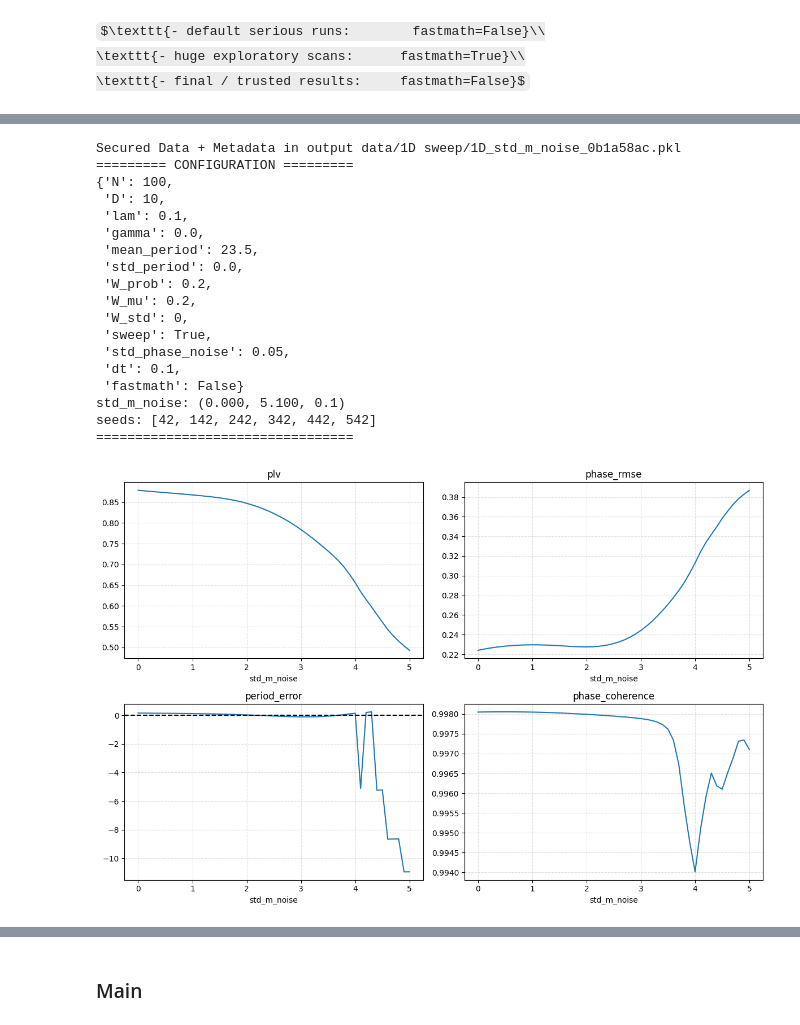
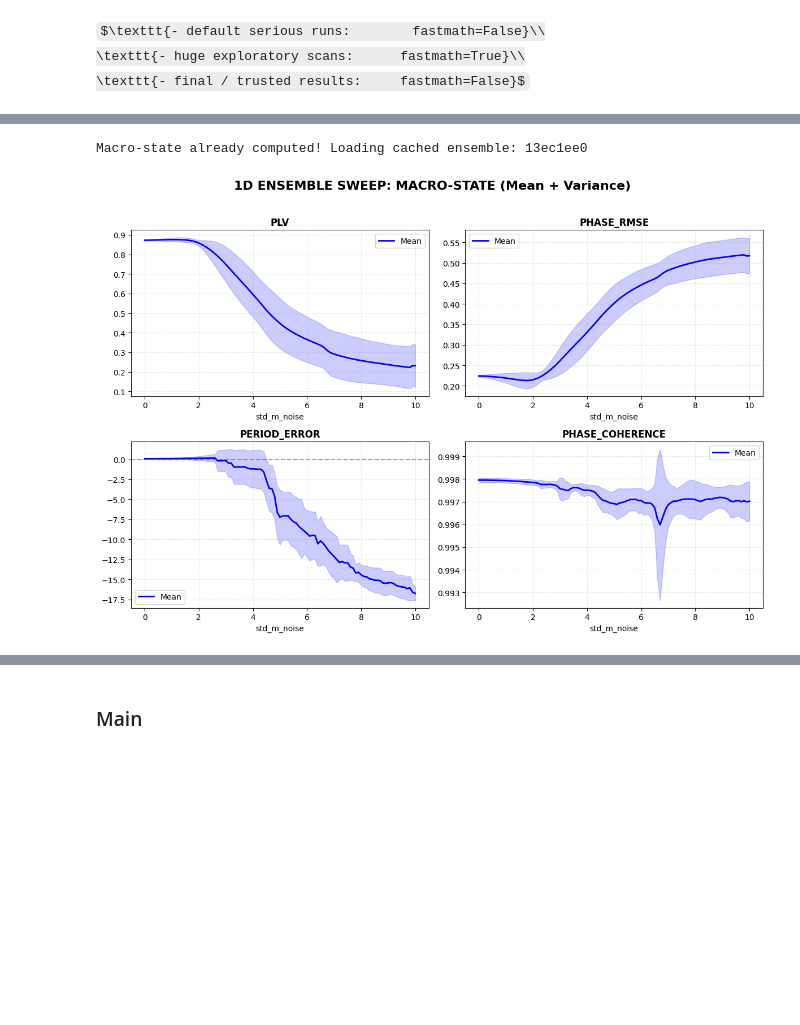
Before and after one commit to psyentistJJ/SCN, a Jupyter notebook: SL_model/SCN_entrainment.ipynb, the cells around one changed output, grey strips where cells are left out. Saved outputs shown, nothing was run; the diff lists cells and outputs as text; code cells hidden in the pictures; some formulas as TeX source; blank space fills up the shorter version.

```diff
--- a/SL_model/SCN_entrainment.ipynb
+++ b/SL_model/SCN_entrainment.ipynb
@@ -30,12 +32,6 @@ base_config = {
     "std_phase_noise": 0.05, # 1hr deviation after 24hr
     "std_m_noise": 0.0,
     "dt": 0.1,
-    "init_seed": 42,
-    "period_seed": 142,
-    "W_seed": 242,
-    "m_noise_seed": 342,
-    "phase_noise_seed": 442,
-    "syn_noise_seed": 542,
     "fastmath": False   #we use strictmath by default
 }
 # %% [markdown]
@@ -57,31 +54,11 @@ plot_dynamics(results);
 # %%
-seed_pack = {'init_seed': 42, 'period_seed':142, 'W_seed': 242, 'm_noise_seed': 342,
-             'phase_noise_seed': 442, 'syn_noise_seed': 542}
-
-seed_pack['m_noise_seed']=342
-payload = run_1D_sweep(base_config,
-                       sweep_param='std_m_noise',
-                       sweep_range=np.arange(0, 5.1, 0.1),
-                       seed_pack = seed_pack
-                       )
-plotting_1D_sweep(payload);
+payload = run_1D_ensemble(base_config,
+                          sweep_param = 'std_m_noise',
+                          sweep_range = np.arange(0, 10.1, 0.1),
+                          n_sample = 10,
+                          master_seed = 42
+                          )
+plotting_1D_ensemble(payload, mode='standard');
 # %% [output]
-Secured Data + Metadata in output data/1D sweep/1D_std_m_noise_0b1a58ac.pkl
-========= CONFIGURATION =========
-{'N': 100,
- 'D': 10,
- 'lam': 0.1,
- 'gamma': 0.0,
- 'mean_period': 23.5,
- 'std_period': 0.0,
- 'W_prob': 0.2,
- 'W_mu': 0.2,
- 'W_std': 0,
- 'sweep': True,
- 'std_phase_noise': 0.05,
- 'dt': 0.1,
- 'fastmath': False}
-std_m_noise: (0.000, 5.100, 0.1)
-seeds: [42, 142, 242, 342, 442, 542]
-=================================
+Macro-state already computed! Loading cached ensemble: 13ec1ee0
-[figure, old version]
+[figure, new version]
```
Also changed, not shown: parts of 12 cells of this notebook, 3 other files.
